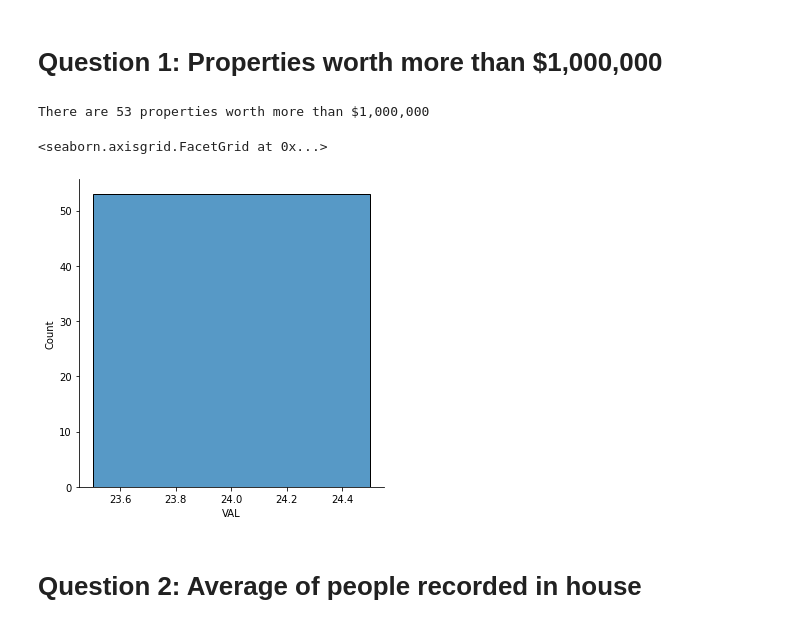
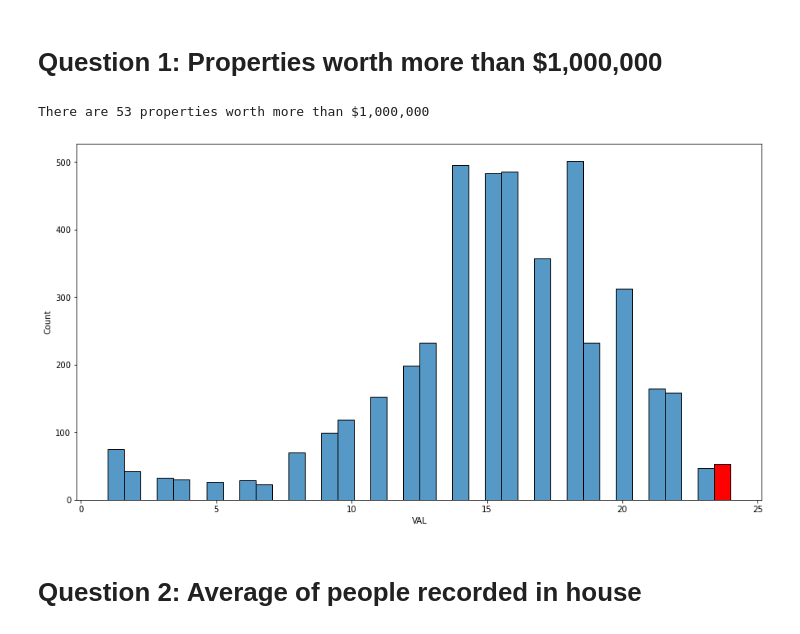
Before and after one commit to tontan2545/Big-Data-and-Artificial-Intelligence, a Jupyter notebook: W2_Preprocessing/HW2_Housing_Survey.ipynb, the cells around one changed output. Saved outputs shown, nothing was run; the diff lists cells and outputs as text; code cells hidden in the pictures.

```diff
--- a/W2_Preprocessing/HW2_Housing_Survey.ipynb
+++ b/W2_Preprocessing/HW2_Housing_Survey.ipynb
@@ -35,11 +42,13 @@ sns.displot(x=housing_df.VAL)
 # %%
 million_count = housing_df[housing_df["VAL"]==24].shape[0]
 print(f"There are { million_count } properties worth more than $1,000,000")
-sns.displot(x=housing_df[housing_df["VAL"]==24]["VAL"])
 # %% [output]
 There are 53 properties worth more than $1,000,000
-<seaborn.axisgrid.FacetGrid at 0x...>
-[figure, removed]
+# %%
+bar = sns.histplot(x=housing_df.VAL)
+bar.patches[len(bar.patches)-1].set_facecolor('#FF0000')
+# %% [output]
+[figure, added]
 # %% [markdown]
 # Question 2: Average of people recorded in house
 # %%
```
Also changed, not shown: parts of 5 cells of this notebook.
